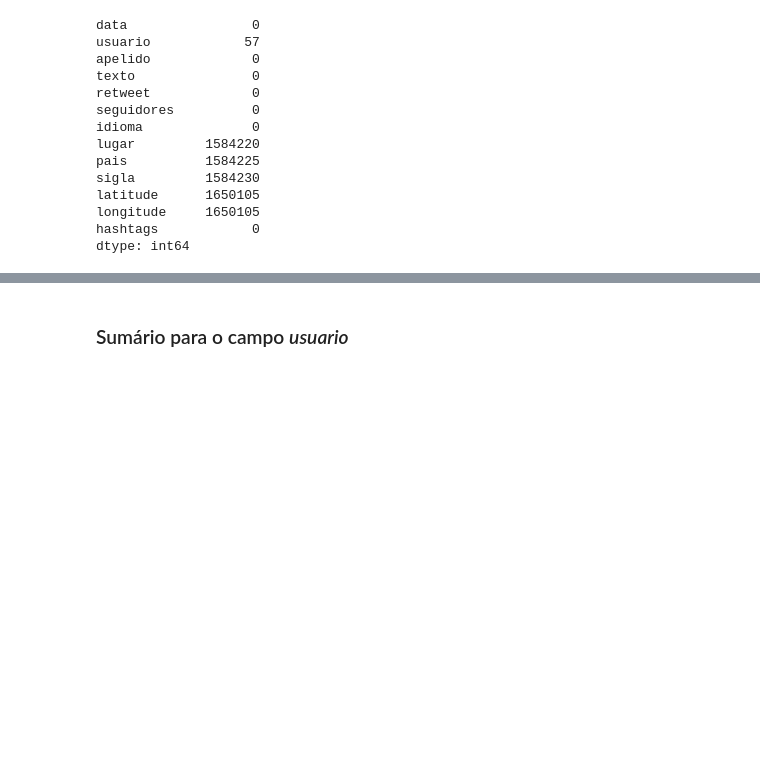
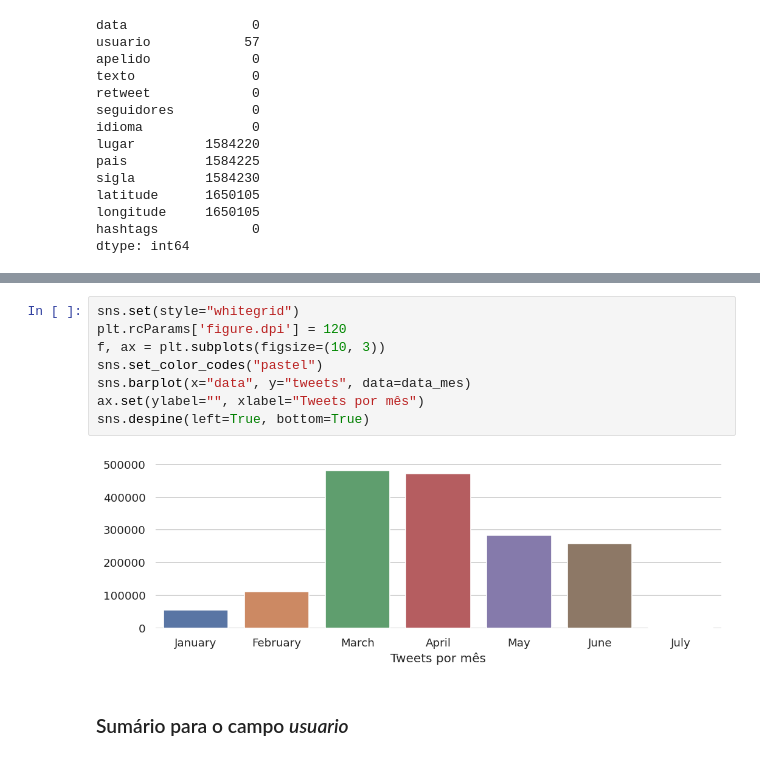
Before and after one commit to ednux/data-science-twitters-covid, a Jupyter notebook: main.ipynb, the cells around one changed output, grey strips where cells are left out. Drawn from its saved outputs; the diff is of its cells as text; blank space fills up the shorter version.

```diff
--- a/main.ipynb
+++ b/main.ipynb
@@ -141,3 +242,13 @@ dataset.head()
+# %%
+sns.set(style="whitegrid")
+plt.rcParams['figure.dpi'] = 120
+f, ax = plt.subplots(figsize=(10, 3))
+sns.set_color_codes("pastel")
+sns.barplot(x="data", y="tweets", data=data_mes)
+ax.set(ylabel="", xlabel="Tweets por mês")
+sns.despine(left=True, bottom=True)
+# %% [output]
+[figure, added]
 # %% [markdown]
 ### Sumário para o campo *usuario*
 # %% [markdown]
```
Also changed, not shown: parts of 9 cells of this notebook.
